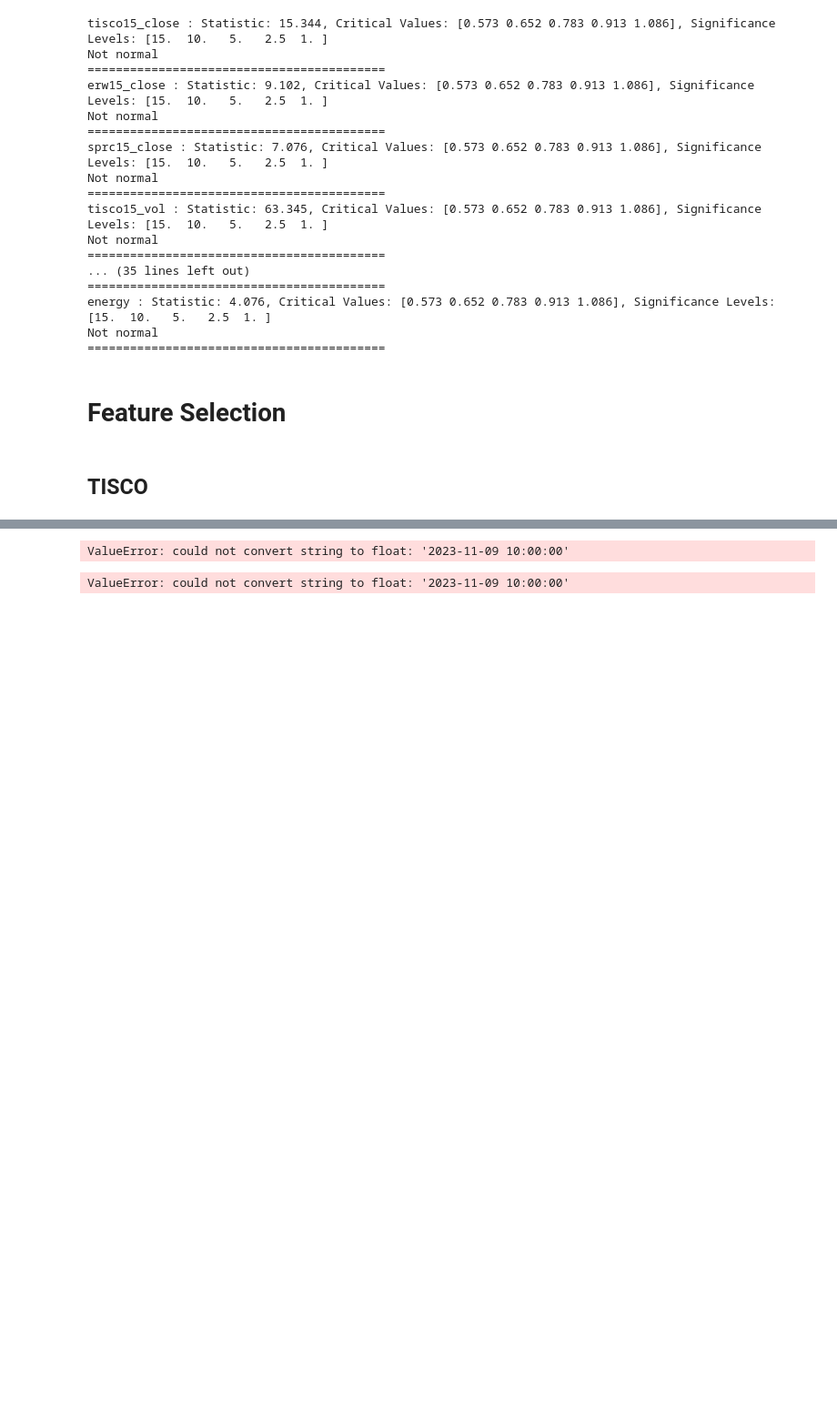
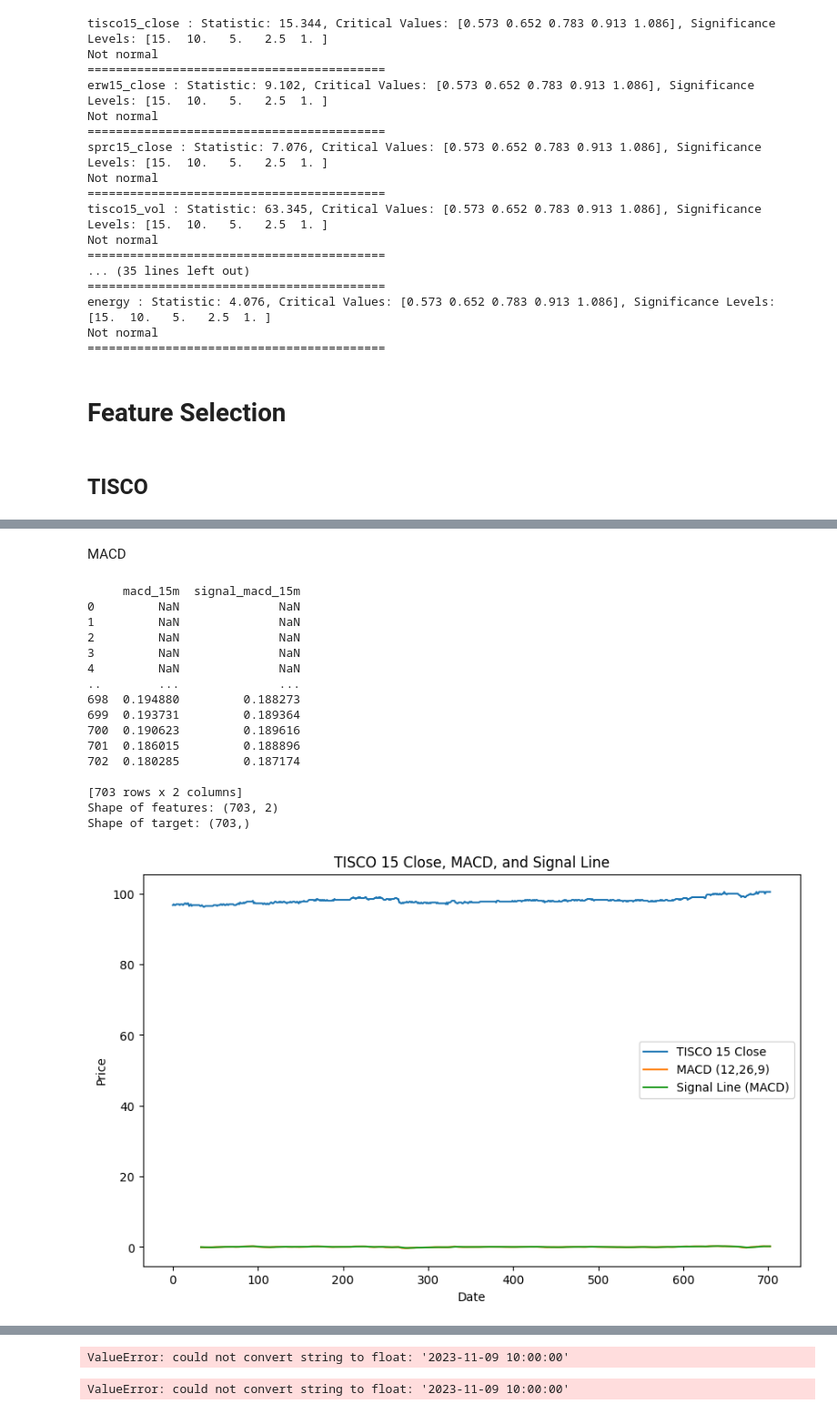
Before and after one commit to y-lims/DADS6003_Buy-Sell_Stock_Forecasting, a Jupyter notebook: medium_source.ipynb, the cells around one changed output, grey strips where cells are left out. Shown at 91% size. Cells and saved outputs as stored; diff of their text form; code cells hidden in the pictures; blank space fills up the shorter version.

```diff
--- a/medium_source.ipynb
+++ b/medium_source.ipynb
@@ -1331,0 +1553,48 @@ for column in columns_to_fillna:
+# %% [markdown]
+MACD
+# %%
+# MACD_15m
+# Calculate MACD with forward-fill to handle NaN values
+merged_data_tisco['macd_15m'], merged_data_tisco['signal_macd_15m'], _ = talib.MACD(merged_data_tisco['tisco15_close'], fastperiod=12, slowperiod=26, signalperiod=9)
+merged_data_tisco[['macd_15m', 'signal_macd_15m']] = merged_data_tisco[['macd_15m', 'signal_macd_15m']].fillna(method='ffill')
+
+# Create Label (target variable)
+merged_data_tisco['target_macd_15m'] = np.where(merged_data_tisco['tisco15_close'].shift(-1) > merged_data_tisco['tisco15_close'], 1, 0)
+
+# Replace missing values in 'target' with forward fill (if any)
+merged_data_tisco['target_macd_15m'].fillna(method='ffill', inplace=True)
+
+print(merged_data_tisco[['macd_15m', 'signal_macd_15m']])
+
+# Verify the shapes of features and target
+print("Shape of features:", merged_data_tisco[['macd_15m', 'signal_macd_15m']].shape)
+print("Shape of target:", merged_data_tisco['target_macd_15m'].shape)
+
+# Plotting the MACD alongside Tisco15 Close
+plt.figure(figsize=(10, 6))
+plt.plot(merged_data_tisco.index, merged_data_tisco['tisco15_close'], label='TISCO 15 Close')
+plt.plot(merged_data_tisco.index, merged_data_tisco['macd_15m'], label='MACD (12,26,9)')
+plt.plot(merged_data_tisco.index, merged_data_tisco['signal_macd_15m'], label='Signal Line (MACD)')
+plt.title('TISCO 15 Close, MACD, and Signal Line')
+plt.xlabel('Date')
+plt.ylabel('Price')
+plt.legend()
+plt.show()
+# %% [output]
+     macd_15m  signal_macd_15m
+0         NaN              NaN
+1         NaN              NaN
+2         NaN              NaN
+3         NaN              NaN
+4         NaN              NaN
+..        ...              ...
+698  0.194880         0.188273
+699  0.193731         0.189364
+700  0.190623         0.189616
+701  0.186015         0.188896
+702  0.180285         0.187174
+
+[703 rows x 2 columns]
+Shape of features: (703, 2)
+Shape of target: (703,)
+[figure, added]
```
Also changed, not shown: parts of 172 cells of this notebook.
